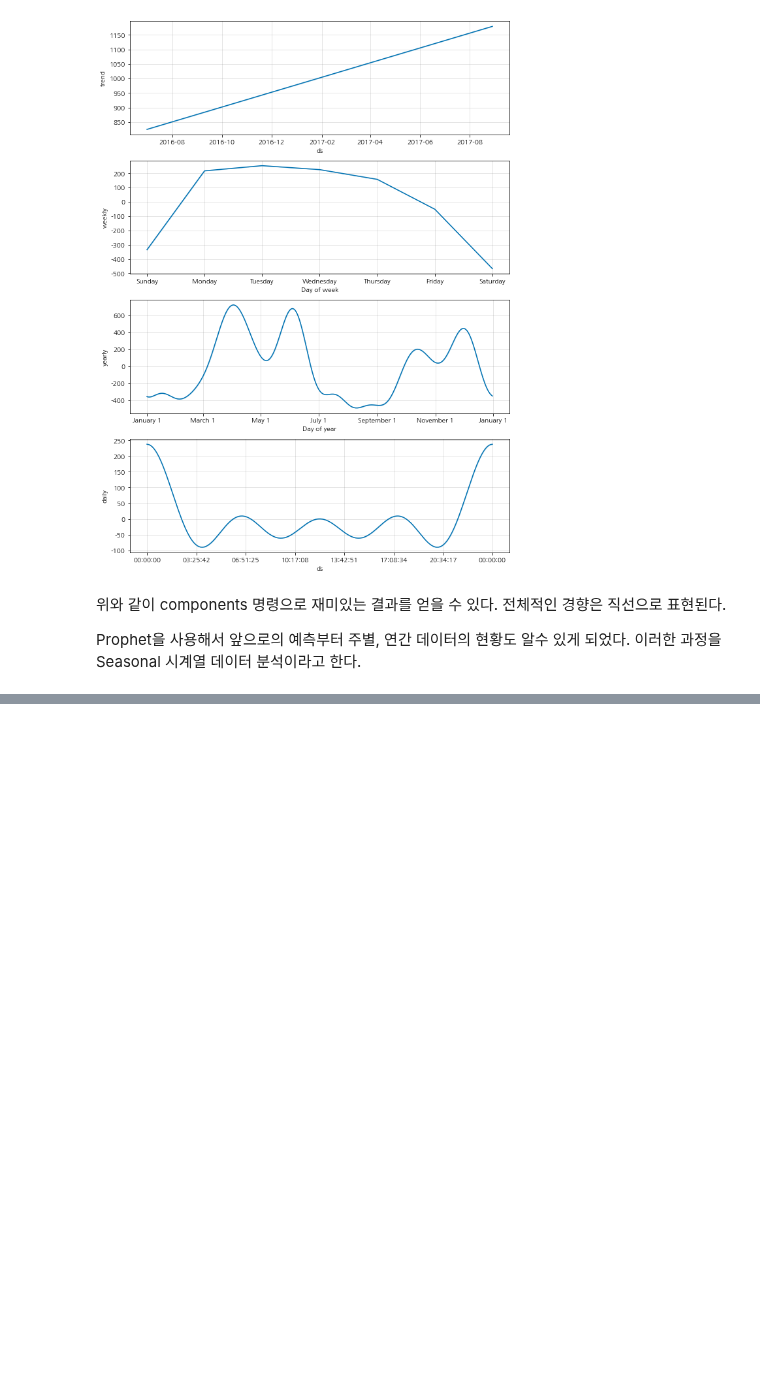
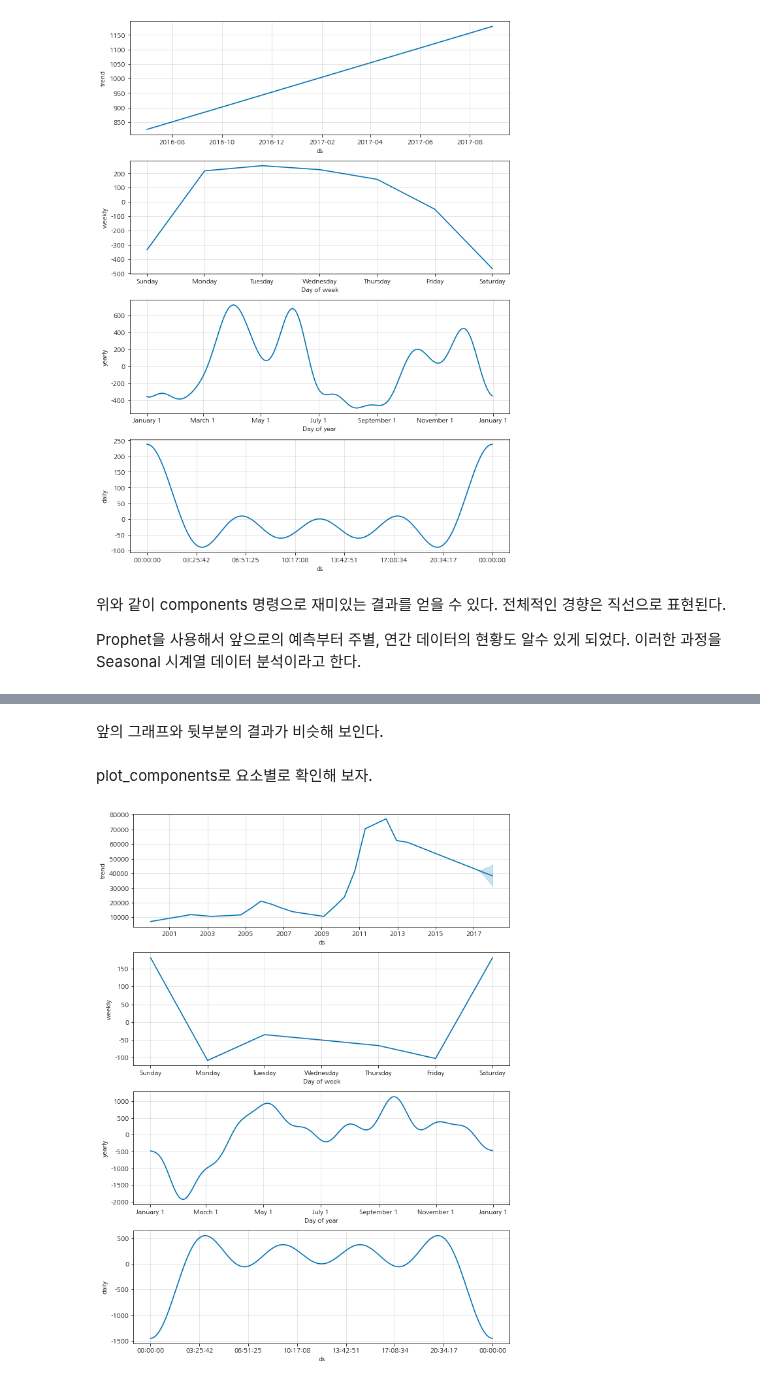
Before and after one commit to jaeyoon89/python_datascience_study, a Jupyter notebook: ch7_Time_seriese_data_handle_#1.ipynb, the cells around one changed output, grey strips where cells are left out. Saved outputs shown, nothing was run; the diff lists cells and outputs as text; code cells hidden in the pictures; blank space fills up the shorter version.

```diff
--- a/ch7_Time_seriese_data_handle_#1.ipynb
+++ b/ch7_Time_seriese_data_handle_#1.ipynb
@@ -173,0 +284,8 @@ Prophet을 사용해서 앞으로의 예측부터 주별, 연간 데이터의
+# %% [markdown]
+앞의 그래프와 뒷부분의 결과가 비슷해 보인다.
+# %% [markdown]
+plot_components로 요소별로 확인해 보자.
+# %%
+m.plot_components(forecast);
+# %% [output]
+[figure, added]
```
Also changed, not shown: parts of 29 cells of this notebook.
